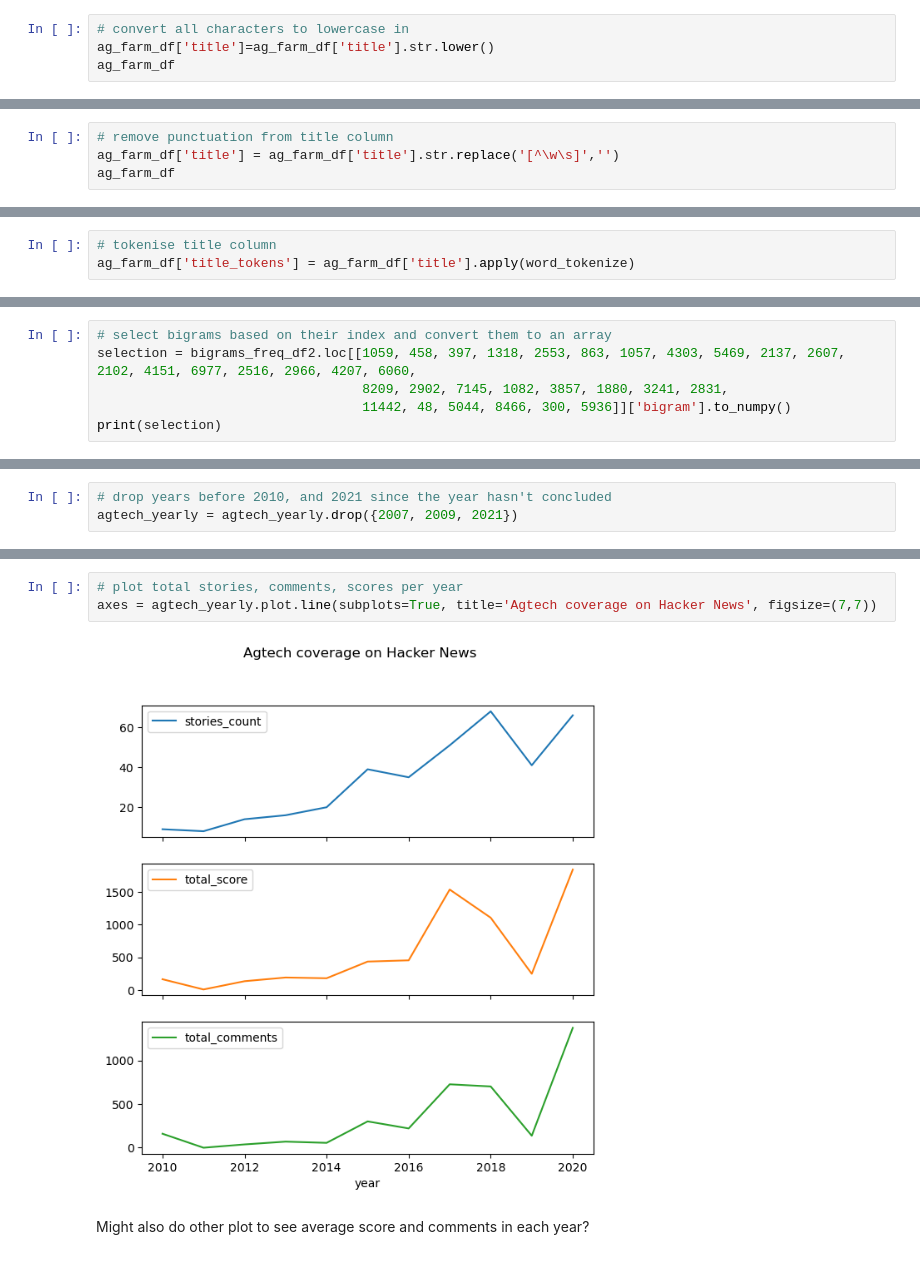
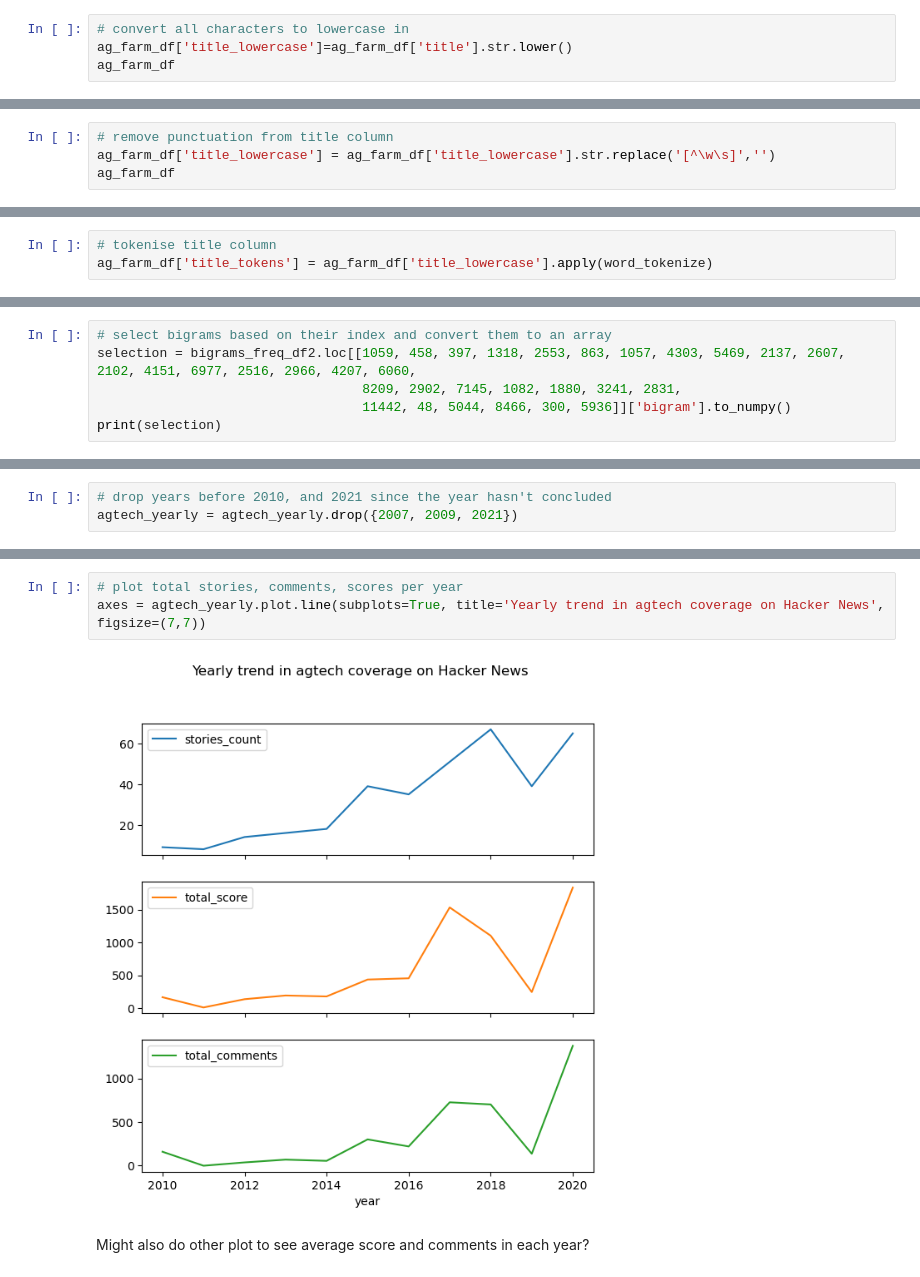
Before and after one commit to fangningtan/hackernews-agtech, a Jupyter notebook: 2-HN-agri-stories.ipynb, the cells around one changed output, grey strips where cells are left out. Cells and saved outputs as stored; diff of their text form.

```diff
--- a/2-HN-agri-stories.ipynb
+++ b/2-HN-agri-stories.ipynb
@@ -60,6 +60,6 @@ proposed sequence of steps:
 6. prune bigrams containing stopwords
 # %%
 # convert all characters to lowercase in
-ag_farm_df['title']=ag_farm_df['title'].str.lower()
+ag_farm_df['title_lowercase']=ag_farm_df['title'].str.lower()
 ag_farm_df
 # %% [output]
@@ -79,5 +79,5 @@ ag_farm_df
 # %%
 # remove punctuation from title column
-ag_farm_df['title'] = ag_farm_df['title'].str.replace('[^\w\s]','')
+ag_farm_df['title_lowercase'] = ag_farm_df['title_lowercase'].str.replace('[^\w\s]','')
 ag_farm_df
 # %% [output]
@@ -97,3 +97,3 @@ ag_farm_df
 # %%
 # tokenise title column
-ag_farm_df['title_tokens'] = ag_farm_df['title'].apply(word_tokenize)
+ag_farm_df['title_tokens'] = ag_farm_df['title_lowercase'].apply(word_tokenize)
@@ -498,7 +437,7 @@ array([('vertical', 'farm'), ('vertical', 'farming')], dtype=object)
 # %%
 # select bigrams based on their index and convert them to an array
 selection = bigrams_freq_df2.loc[[1059, 458, 397, 1318, 2553, 863, 1057, 4303, 5469, 2137, 2607, 2102, 4151, 6977, 2516, 2966, 4207, 6060,
-                                  8209, 2902, 7145, 1082, 3857, 1880, 3241, 2831,
+                                  8209, 2902, 7145, 1082, 1880, 3241, 2831,
                                   11442, 48, 5044, 8466, 300, 5936]]['bigram'].to_numpy()
 print(selection)
 # %% [output]
@@ -674,7 +563,7 @@ agtech_yearly
 # %%
 # plot total stories, comments, scores per year
-axes = agtech_yearly.plot.line(subplots=True, title='Agtech coverage on Hacker News', figsize=(7,7))
+axes = agtech_yearly.plot.line(subplots=True, title='Yearly trend in agtech coverage on Hacker News', figsize=(7,7))
 # %% [output]
-[figure, old version]
+[figure, new version]
 # %% [markdown]
 Might also do other plot to see average score and comments in each year?
```
Also changed, not shown: parts of 60 cells of this notebook.
